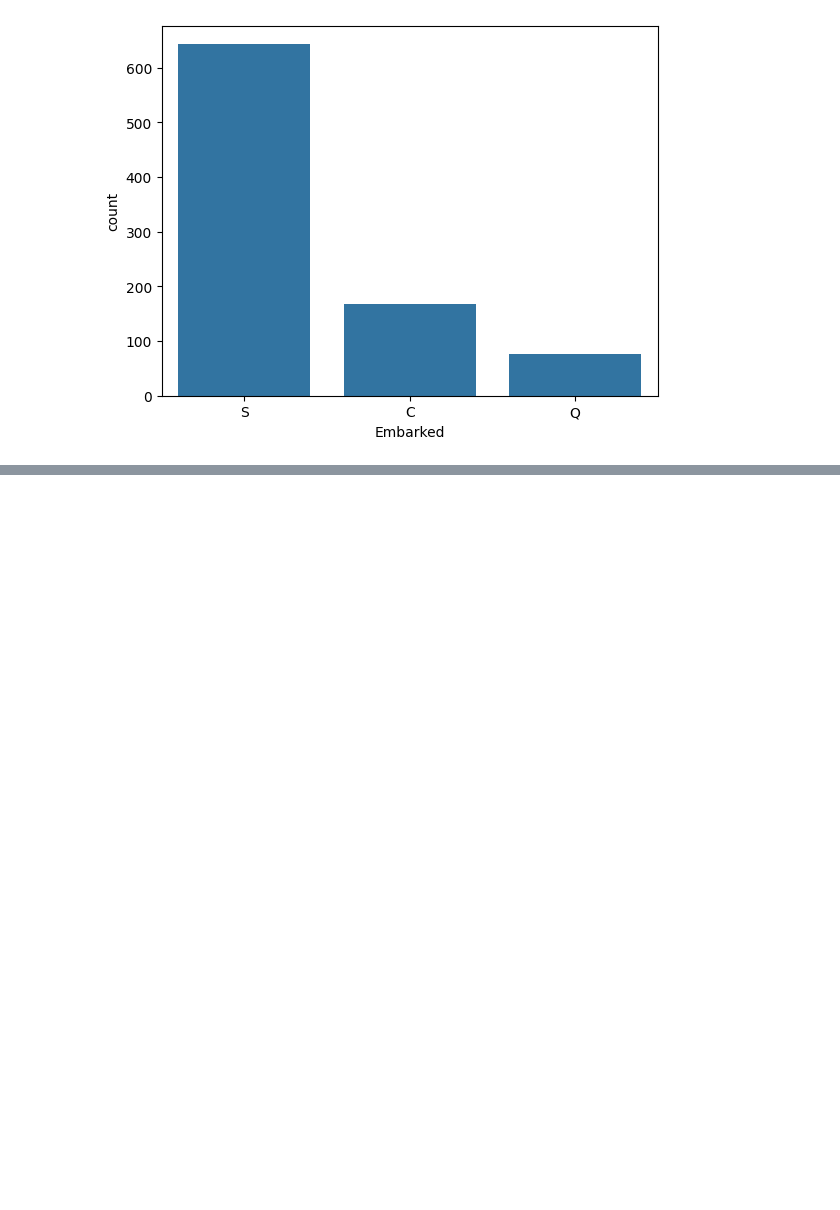
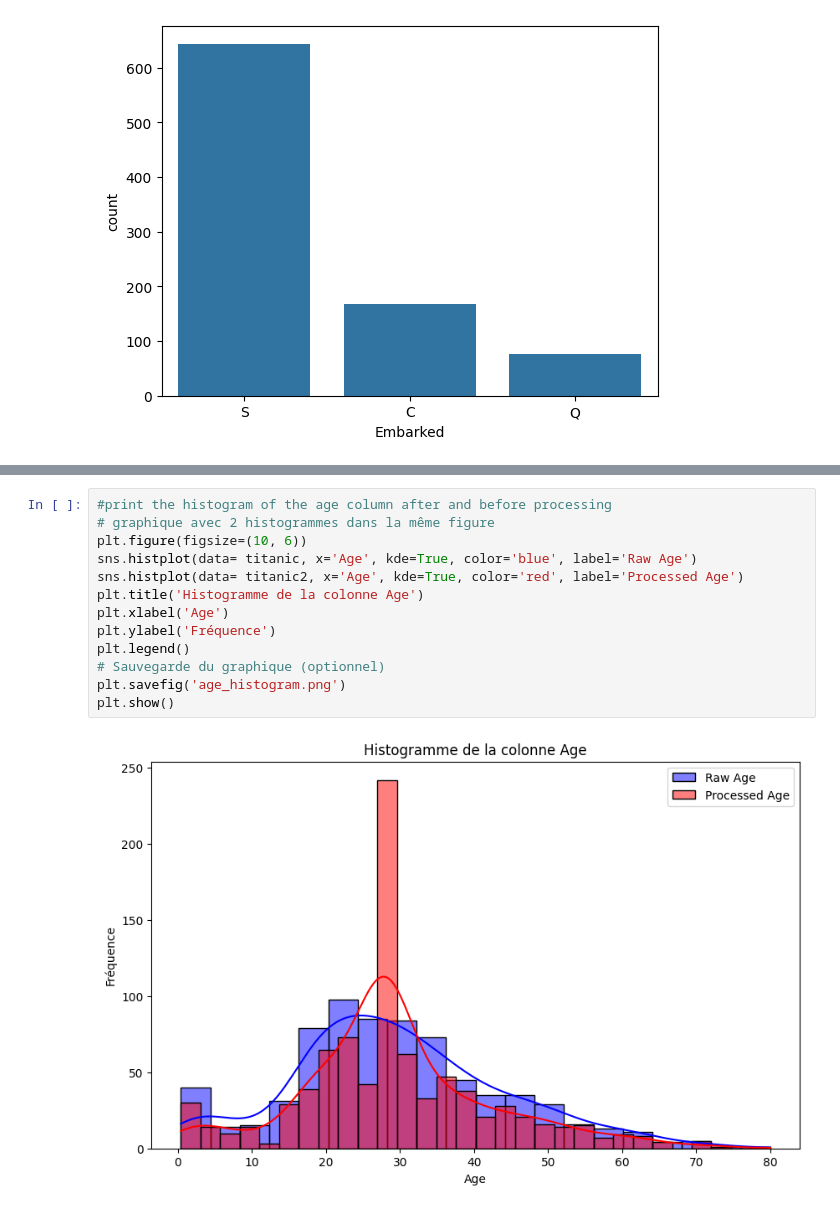
Before and after one commit to youcef-2001/MachineLearning2, a Jupyter notebook: jour2/Reg_Logtic_titanic.ipynb, the cells around one changed output, grey strips where cells are left out. Saved outputs shown, nothing was run; the diff lists cells and outputs as text; blank space fills up the shorter version.

```diff
--- a/jour2/Reg_Logtic_titanic.ipynb
+++ b/jour2/Reg_Logtic_titanic.ipynb
@@ -96,0 +112,15 @@ KeyError: "['cabin'] not found in axis"
+# %%
+#print the histogram of the age column after and before processing
+# graphique avec 2 histogrammes dans la même figure
+plt.figure(figsize=(10, 6))
+sns.histplot(data= titanic, x='Age', kde=True, color='blue', label='Raw Age')
+sns.histplot(data= titanic2, x='Age', kde=True, color='red', label='Processed Age')
+plt.title('Histogramme de la colonne Age')
+plt.xlabel('Age')
+plt.ylabel('Fréquence')
+plt.legend()
+# Sauvegarde du graphique (optionnel)
+plt.savefig('age_histogram.png')
+plt.show()
+# %% [output]
+[figure, added]
```
Also changed, not shown: parts of 6 cells of this notebook, 1 other file.
